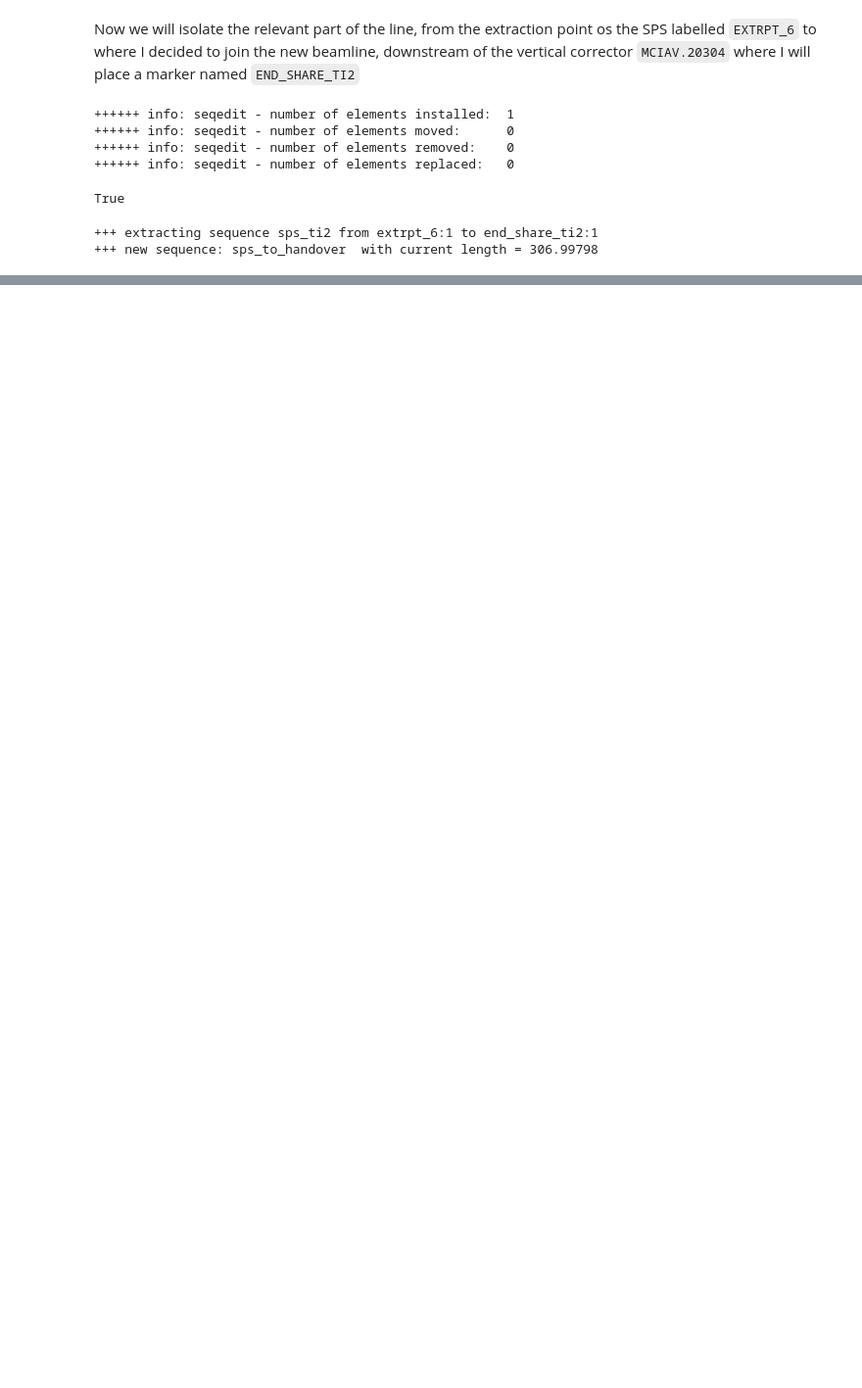
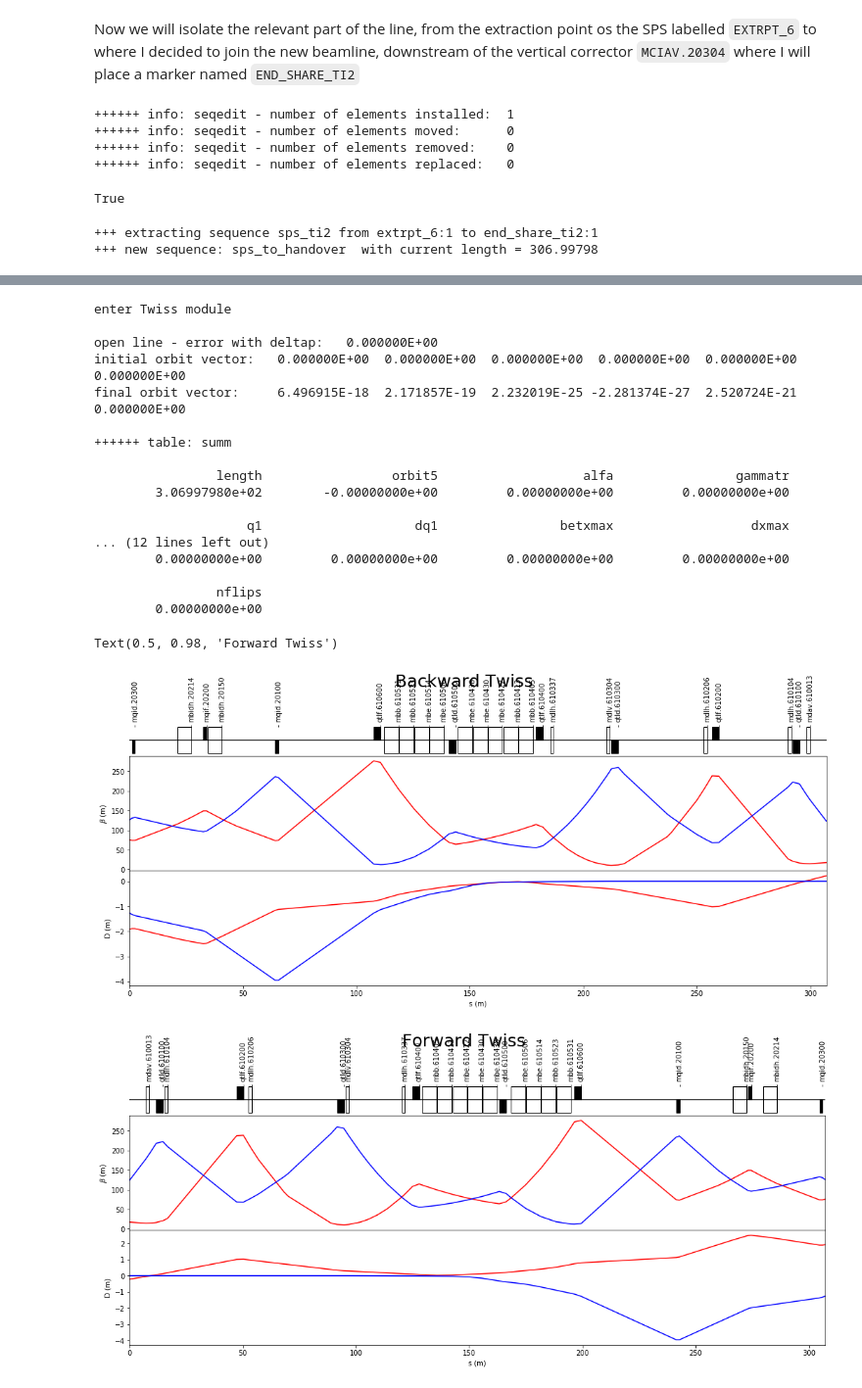
Before and after one commit to ydutheil/Transfer_lines_demo, a Jupyter notebook: eSPS_injection/eSPS_injection.ipynb, the cells around one changed output, grey strips where cells are left out. Shown: that part at 98% size. Cells and saved outputs as stored; diff of their text form; code cells hidden in the pictures; blank space fills up the shorter version.

```diff
--- a/eSPS_injection/eSPS_injection.ipynb
+++ b/eSPS_injection/eSPS_injection.ipynb
@@ -329,0 +443,45 @@ Use also the **SURVEY** module of MADX to see the position of elements in real s
+# %%
+# Run twiss and compare to proton twiss
+
+%matplotlib inline
+
+twiss_backward_start = twiss_forward.iloc[-1]
+madx.use('handover_to_sps')
+
+twiss_backward = madx.twiss(betx=twiss_backward_start['betx'], alfx=-twiss_backward_start['alfx'],
+                           bety=twiss_backward_start['bety'], alfy=-twiss_backward_start['alfy'],
+                           dx=-twiss_backward_start['dx'], dpx=twiss_backward_start['dpx'],
+                            dy = twiss_backward_start['dy'], dpy=-twiss_backward_start['dpy'],
+                            file = './test.tfs').dframe()
+
+
+# We plot our twiss and the forward one
+
+fig = plt.figure(figsize=(15,7))
+plot_this_twiss(fig, twiss_backward)
+fig.suptitle('Backward Twiss', fontsize = 25)
+
+fig = plt.figure(figsize=(15,7))
+plot_this_twiss(fig, twiss_forward)
+fig.suptitle('Forward Twiss', fontsize = 25)
+# %% [output]
+enter Twiss module
+
+open line - error with deltap:   0.000000E+00
+initial orbit vector:   0.000000E+00  0.000000E+00  0.000000E+00  0.000000E+00  0.000000E+00  0.000000E+00
+final orbit vector:     6.496915E-18  2.171857E-19  2.232019E-25 -2.281374E-27  2.520724E-21  0.000000E+00
+
+++++++ table: summ
+
+                length                 orbit5                   alfa                gammatr
+        3.06997980e+02        -0.00000000e+00         0.00000000e+00         0.00000000e+00
+
+                    q1                    dq1                betxmax                  dxmax
+... (12 lines left out)
+        0.00000000e+00         0.00000000e+00         0.00000000e+00         0.00000000e+00
+
+                nflips
+        0.00000000e+00
+Text(0.5, 0.98, 'Forward Twiss')
+[figure, added]
+[figure, added]
```
Also changed, not shown: parts of 46 cells of this notebook, 1 other file.
